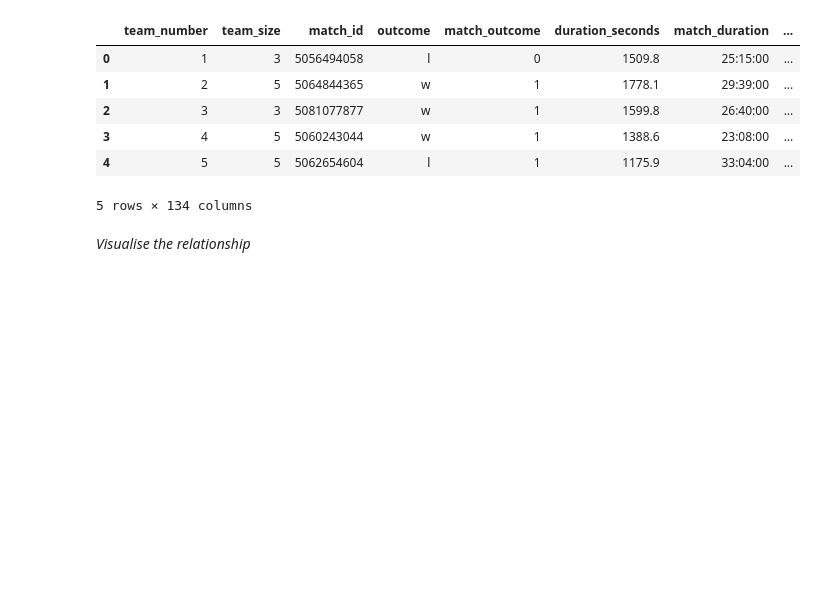
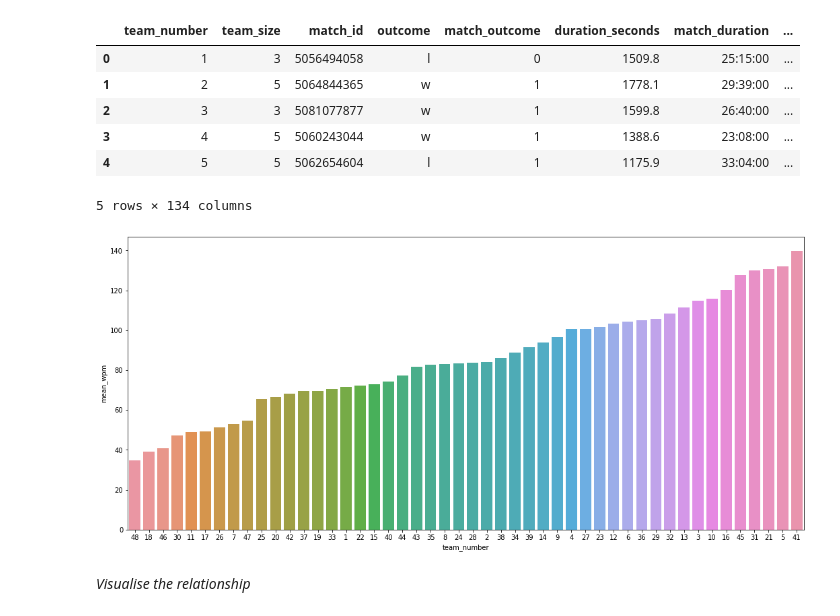
Before and after one commit to evelyntan/scripts, a Jupyter notebook: analysing-relationships-between-variables.ipynb, the cells around one changed output. Saved outputs shown, nothing was run; the diff lists cells and outputs as text; code cells hidden in the pictures; blank space fills up the shorter version.

```diff
--- a/analysing-relationships-between-variables.ipynb
+++ b/analysing-relationships-between-variables.ipynb
@@ -25,6 +25,14 @@ full_summary_stats_df.head()
 | 3 | 4 | 5 | 5060243044 | w | 1 | 1388.6 | 23:08:00 | ... |
 | 4 | 5 | 5 | 5062654604 | l | 1 | 1175.9 | 33:04:00 | ... |
 5 rows × 134 columns
+# %%
+plt.figure(figsize=(18,8))
+
+sns.barplot(data = full_summary_stats_df, x ='team_number', y = 'mean_wpm', order = full_summary_stats_df.sort_values('mean_wpm').team_number)
+
+plt.savefig('../graphs/mean_wpm_by_team.png')
+# %% [output]
+[figure, added]
 # %% [markdown]
 *Visualise the relationship*
 # %%
```
Also changed, not shown: parts of 4 cells of this notebook, 1 other file.
